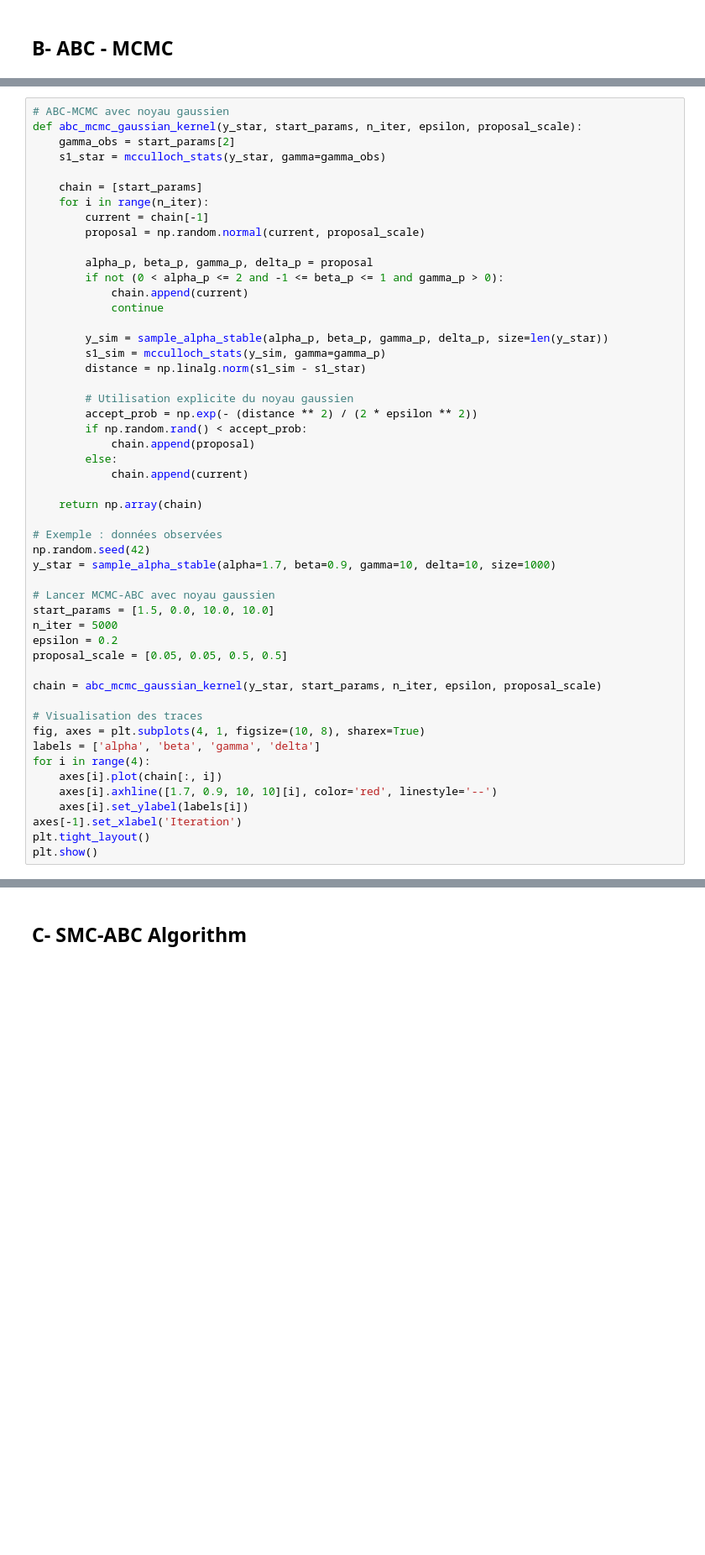
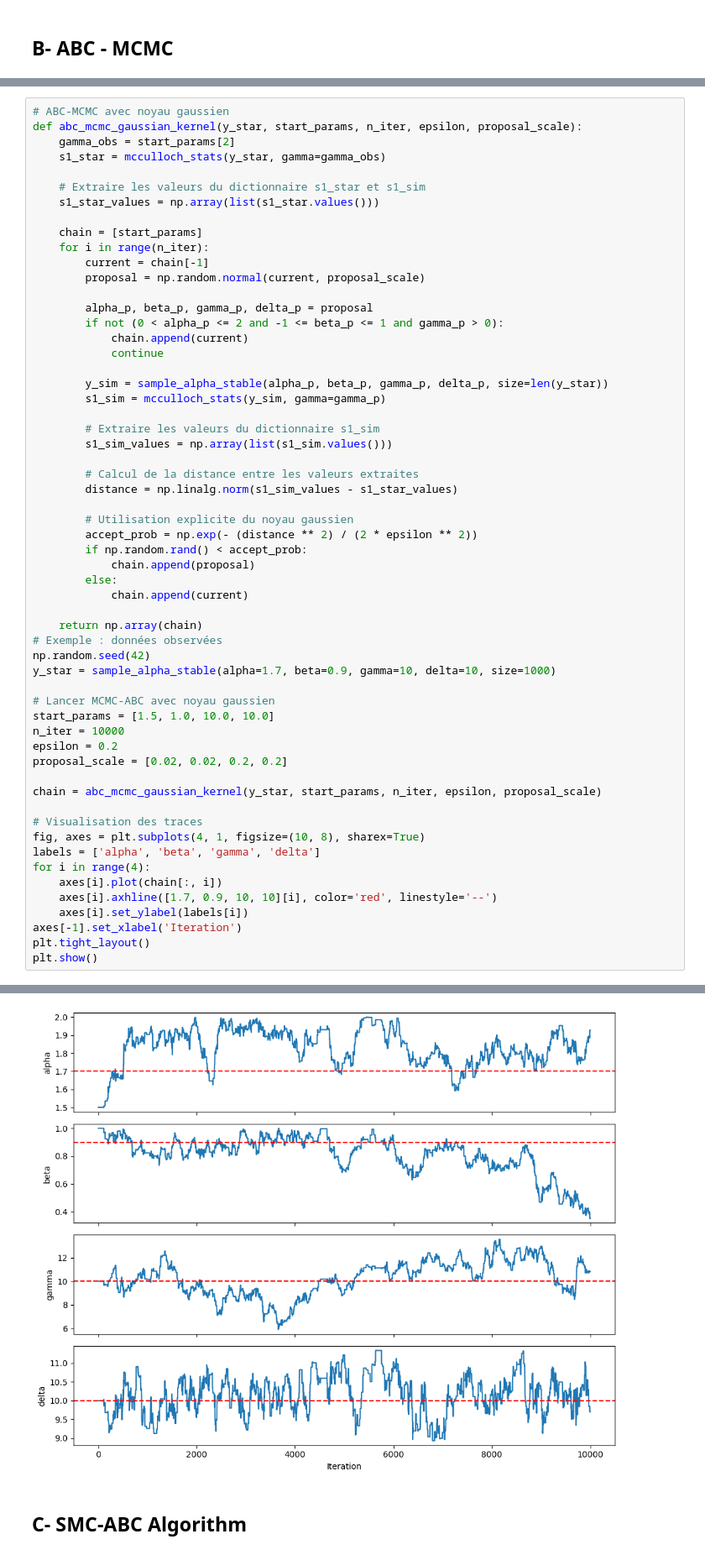
Before and after one commit to bilzoo/ABC-for-alpha-stable-models, a Jupyter notebook: ABC-Algorithms.ipynb, the cells around one changed output, grey strips where cells are left out. Shown at 84% size. Saved outputs shown, nothing was run; the diff lists cells and outputs as text; blank space fills up the shorter version.

```diff
--- a/ABC-Algorithms.ipynb
+++ b/ABC-Algorithms.ipynb
@@ -348,6 +350,9 @@ D'autre part, nous n'avons pas appliqué de kernel.
 def abc_mcmc_gaussian_kernel(y_star, start_params, n_iter, epsilon, proposal_scale):
     gamma_obs = start_params[2]
     s1_star = mcculloch_stats(y_star, gamma=gamma_obs)
+
+    # Extraire les valeurs du dictionnaire s1_star et s1_sim
+    s1_star_values = np.array(list(s1_star.values()))
 
     chain = [start_params]
     for i in range(n_iter):
@@ -361,7 +366,12 @@ def abc_mcmc_gaussian_kernel(y_star, start_params, n_iter, epsilon, proposal_sca
 
         y_sim = sample_alpha_stable(alpha_p, beta_p, gamma_p, delta_p, size=len(y_star))
         s1_sim = mcculloch_stats(y_sim, gamma=gamma_p)
-        distance = np.linalg.norm(s1_sim - s1_star)
+
+        # Extraire les valeurs du dictionnaire s1_sim
+        s1_sim_values = np.array(list(s1_sim.values()))
+
+        # Calcul de la distance entre les valeurs extraites
+        distance = np.linalg.norm(s1_sim_values - s1_star_values)
 
         # Utilisation explicite du noyau gaussien
         accept_prob = np.exp(- (distance ** 2) / (2 * epsilon ** 2))
@@ -371,16 +381,15 @@ def abc_mcmc_gaussian_kernel(y_star, start_params, n_iter, epsilon, proposal_sca
             chain.append(current)
 
     return np.array(chain)
-
 # Exemple : données observées
 np.random.seed(42)
 y_star = sample_alpha_stable(alpha=1.7, beta=0.9, gamma=10, delta=10, size=1000)
 
 # Lancer MCMC-ABC avec noyau gaussien
-start_params = [1.5, 0.0, 10.0, 10.0]
-n_iter = 5000
+start_params = [1.5, 1.0, 10.0, 10.0]
+n_iter = 10000
 epsilon = 0.2
-proposal_scale = [0.05, 0.05, 0.5, 0.5]
+proposal_scale = [0.02, 0.02, 0.2, 0.2]
 
 chain = abc_mcmc_gaussian_kernel(y_star, start_params, n_iter, epsilon, proposal_scale)
 
@@ -399,3 +407,4 @@ NameError: name 'mcculloch_stats' is not defined
+[figure, added]
 # %% [markdown]
 ## C- SMC-ABC Algorithm
 # %%
```
Also changed, not shown: parts of 9 cells of this notebook.
